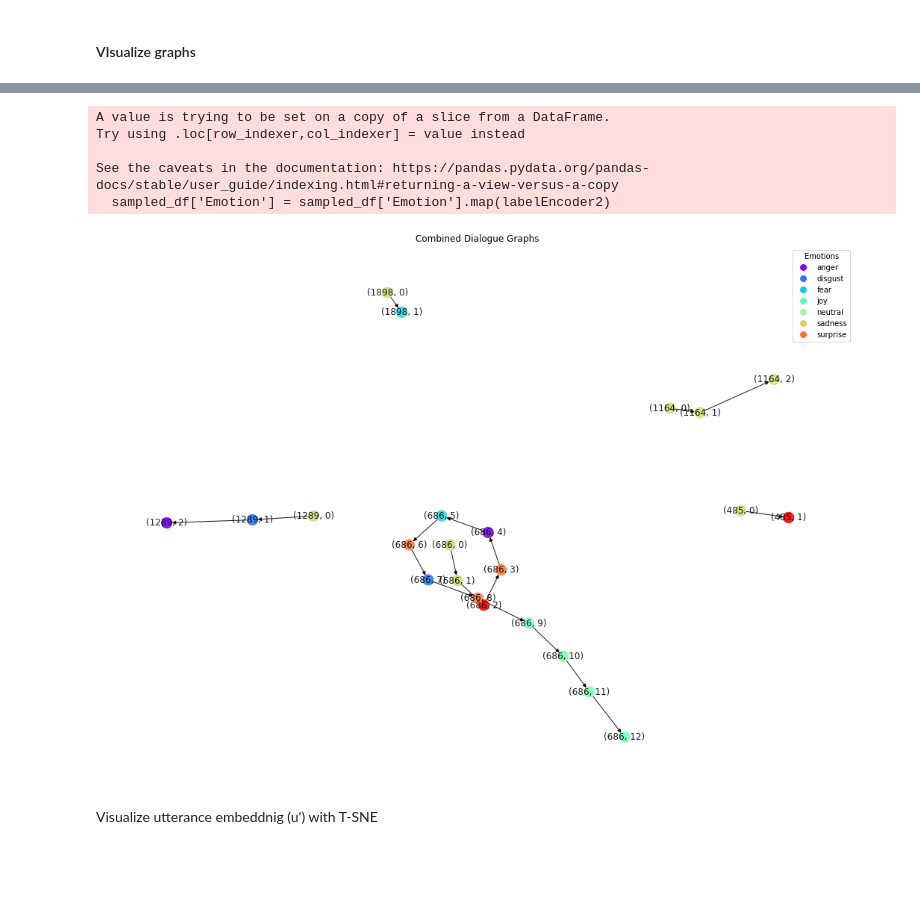
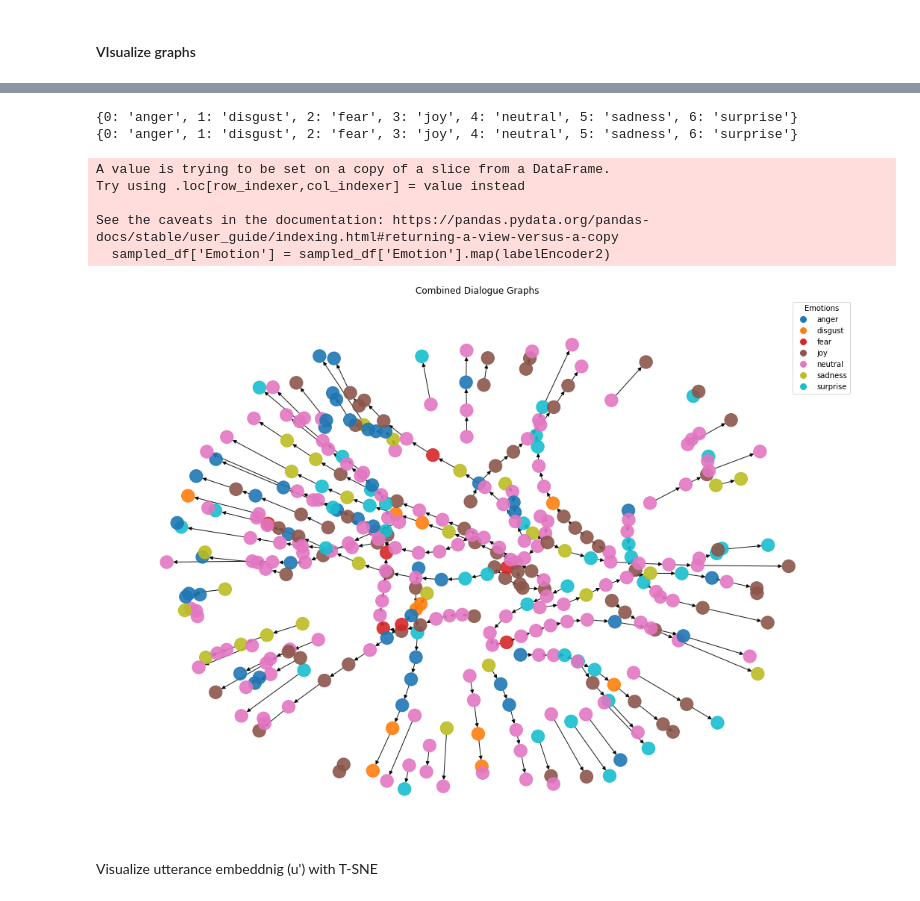
Before and after one commit to ELIJDAYO/ER_GAT, a Jupyter notebook: BERT_contextEncoder.ipynb, the cells around one changed output, grey strips where cells are left out. Drawn from its saved outputs; the diff is of its cells as text; code cells hidden in the pictures; blank space fills up the shorter version.

```diff
--- a/BERT_contextEncoder.ipynb
+++ b/BERT_contextEncoder.ipynb
@@ -945,6 +977,12 @@ Name: Emotion, dtype: object
+# %%
+print(labelDecoder)
+print(labelDecoder2)
+# %% [output]
+{0: 'anger', 1: 'disgust', 2: 'fear', 3: 'joy', 4: 'neutral', 5: 'sadness', 6: 'surprise'}
+{0: 'anger', 1: 'disgust', 2: 'fear', 3: 'joy', 4: 'neutral', 5: 'sadness', 6: 'surprise'}
 # %%
 sampled_dialogues = X_train['Dialogue_ID'].unique()
-MAX_G = 5
+MAX_G = 60
 if len(sampled_dialogues) > MAX_G:
     sampled_dialogues = random.sample(list(sampled_dialogues), MAX_G)
 
@@ -962,38 +1000,43 @@ def visualize_combined_dialogues(dialogues_df):
 
         # Add nodes with emotion as an attribute
         for idx, row in df.iterrows():
             G.add_node((dialogue_id, row['Utterance_ID']), emotion=row['Emotion'])
 
         # Add edges (for simplicity, connect consecutive utterances)
         for i in range(len(df) - 1):
             G.add_edge((dialogue_id, df['Utterance_ID'].iloc[i]), (dialogue_id, df['Utterance_ID'].iloc[i + 1]))
 
     pos = nx.spring_layout(G, seed=42)  # Position nodes using the spring layout
     emotions = nx.get_node_attributes(G, 'emotion')
     node_colors = [emotions[node] for node in G.nodes()]
 
+    # Use a specific color map for clear differentiation
+    cmap = plt.get_cmap('tab10', len(labelDecoder2))
+
     plt.figure(figsize=(14, 10))
-    nx.draw(G, pos, node_color=node_colors, cmap=plt.cm.rainbow,
-            node_size=200,
-            with_labels=True,
+    nx.draw(G, pos, node_color=node_colors, cmap=cmap,
+            node_size=300,
+#             with_labels=True,
             alpha=0.9)
 
     # Create a legend using labelDecoder2
-    handles = [plt.Line2D([0], [0], marker='o', color='w', markerfacecolor=plt.cm.rainbow(i / len(labelDecoder2)), markersize=10) for i in range(len(labelDecoder2))]
+    handles = [plt.Line2D([0], [0], marker='o', color='w',
+                          markerfacecolor=cmap(i / len(labelDecoder2)), markersize=10)
+               for i in range(len(labelDecoder2))]
     plt.legend(handles, [labelDecoder2[i] for i in range(len(labelDecoder2))], title='Emotions', loc='best')
 
     plt.title('Combined Dialogue Graphs')
     plt.show()
 
 # Visualize the combined dialogues
 visualize_combined_dialogues(sampled_df)
 # %% [output]
 A value is trying to be set on a copy of a slice from a DataFrame.
 Try using .loc[row_indexer,col_indexer] = value instead
 
 See the caveats in the documentation: https://pandas.pydata.org/pandas-docs/stable/user_guide/indexing.html#returning-a-view-versus-a-copy
   sampled_df['Emotion'] = sampled_df['Emotion'].map(labelEncoder2)
-[figure, old version]
+[figure, new version]
 # %% [markdown]
 Visualize utterance embeddnig (u') with T-SNE
 # %%
```
Also changed, not shown: parts of 17 cells of this notebook, 14 other files.
